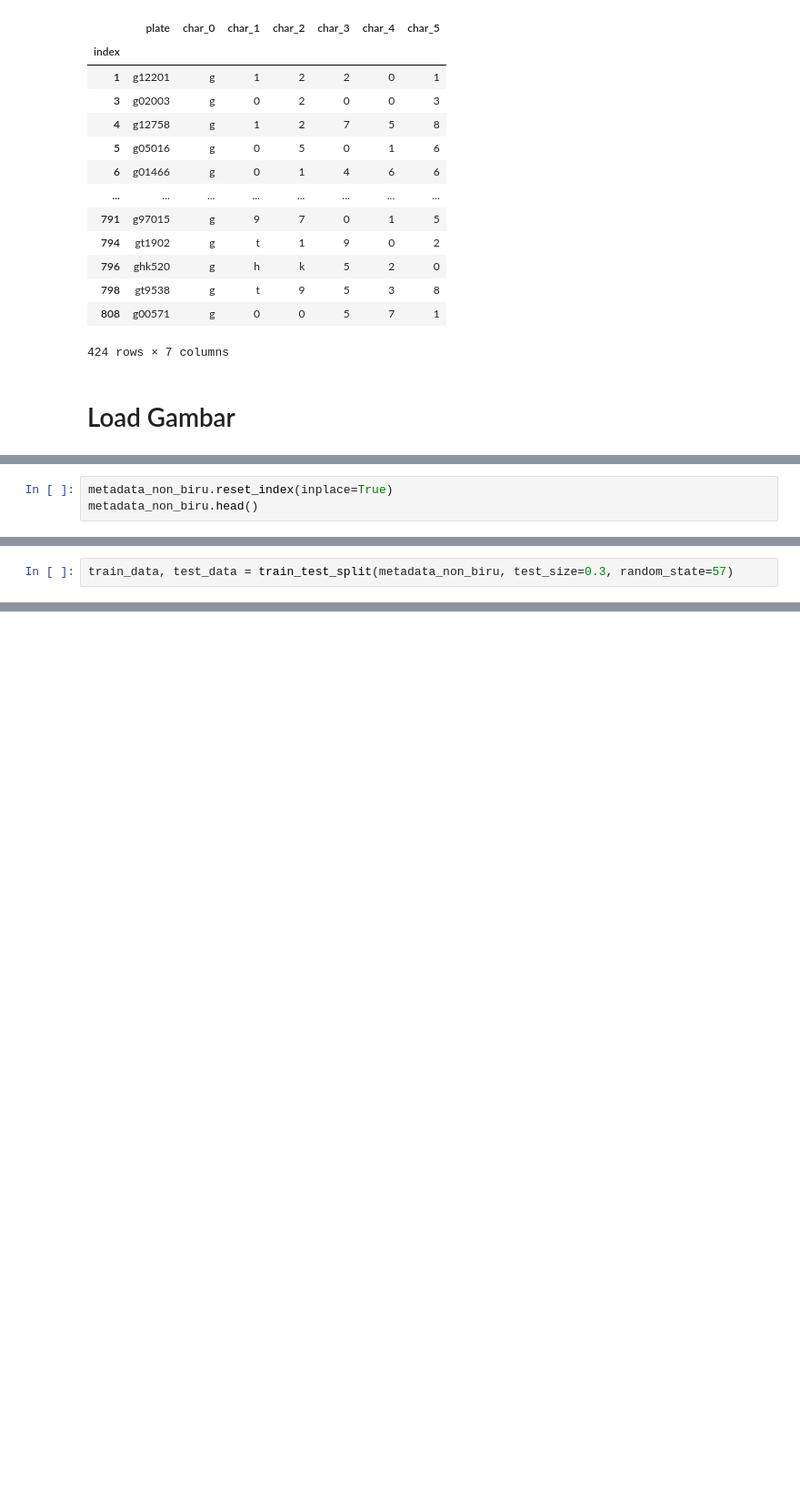
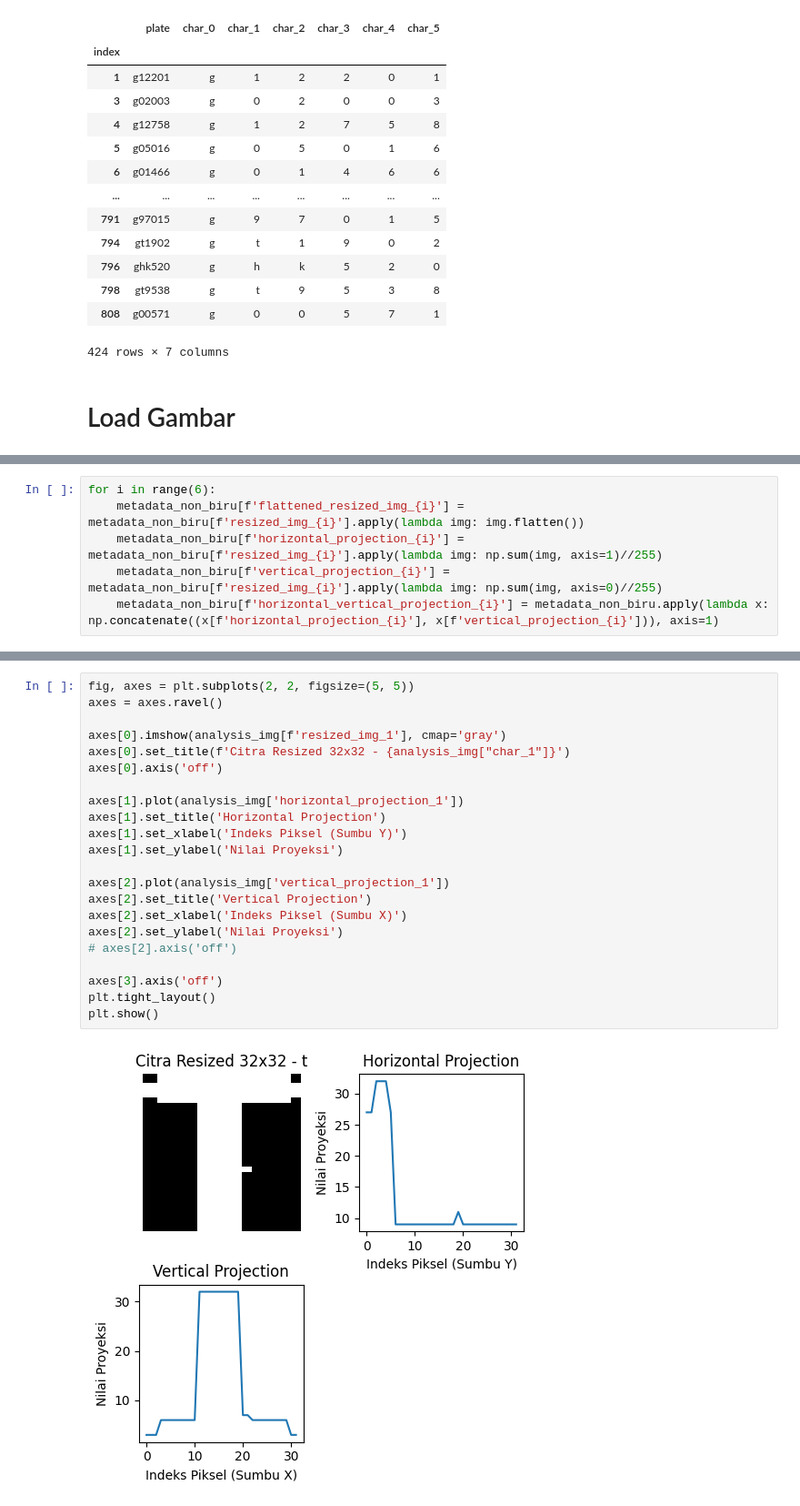
Before and after one commit to abdzufar/PCD-PlatNomor, a Jupyter notebook: classification.ipynb, the cells around one changed output, grey strips where cells are left out. Shown at 91% size. Saved outputs shown, nothing was run; the diff lists cells and outputs as text; blank space fills up the shorter version.

```diff
--- a/classification.ipynb
+++ b/classification.ipynb
@@ -107,3 +106,0 @@ for i in range(6):
-# %%
-metadata_non_biru.reset_index(inplace=True)
-metadata_non_biru.head()
@@ -119,2 +106,0 @@ metadata_non_biru.head()
-# %%
-train_data, test_data = train_test_split(metadata_non_biru, test_size=0.3, random_state=57)
@@ -140,0 +124,6 @@ memory usage: 34.7+ KB
+# %%
+for i in range(6):
+    metadata_non_biru[f'flattened_resized_img_{i}'] = metadata_non_biru[f'resized_img_{i}'].apply(lambda img: img.flatten())
+    metadata_non_biru[f'horizontal_projection_{i}'] = metadata_non_biru[f'resized_img_{i}'].apply(lambda img: np.sum(img, axis=1)//255)
+    metadata_non_biru[f'vertical_projection_{i}'] = metadata_non_biru[f'resized_img_{i}'].apply(lambda img: np.sum(img, axis=0)//255)
+    metadata_non_biru[f'horizontal_vertical_projection_{i}'] = metadata_non_biru.apply(lambda x: np.concatenate((x[f'horizontal_projection_{i}'], x[f'vertical_projection_{i}'])), axis=1)
@@ -202 +379,25 @@ train_data['hog_image'] = train_data['img'].apply(lambda img: extract_hog_featur
+# %%
+fig, axes = plt.subplots(2, 2, figsize=(5, 5))
+axes = axes.ravel()
+
+axes[0].imshow(analysis_img[f'resized_img_1'], cmap='gray')
+axes[0].set_title(f'Citra Resized 32x32 - {analysis_img["char_1"]}')
+axes[0].axis('off')
+
+axes[1].plot(analysis_img['horizontal_projection_1'])
+axes[1].set_title('Horizontal Projection')
+axes[1].set_xlabel('Indeks Piksel (Sumbu Y)')
+axes[1].set_ylabel('Nilai Proyeksi')
+
+axes[2].plot(analysis_img['vertical_projection_1'])
+axes[2].set_title('Vertical Projection')
+axes[2].set_xlabel('Indeks Piksel (Sumbu X)')
+axes[2].set_ylabel('Nilai Proyeksi')
+# axes[2].axis('off')
+
+axes[3].axis('off')
+plt.tight_layout()
+plt.show()
+# %% [output]
+[figure, added]
 # %% [markdown]
```
Also changed, not shown: parts of 39 cells of this notebook, 6 other files.
